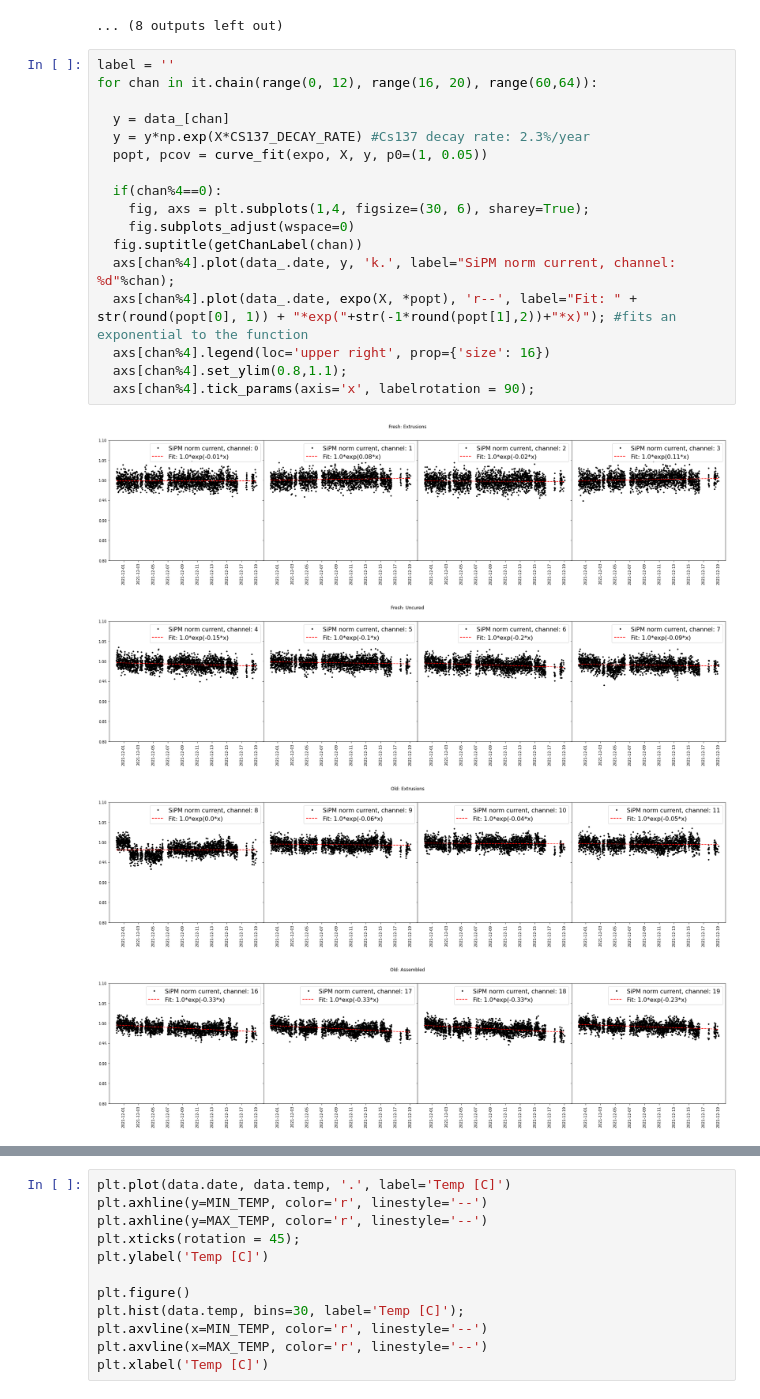
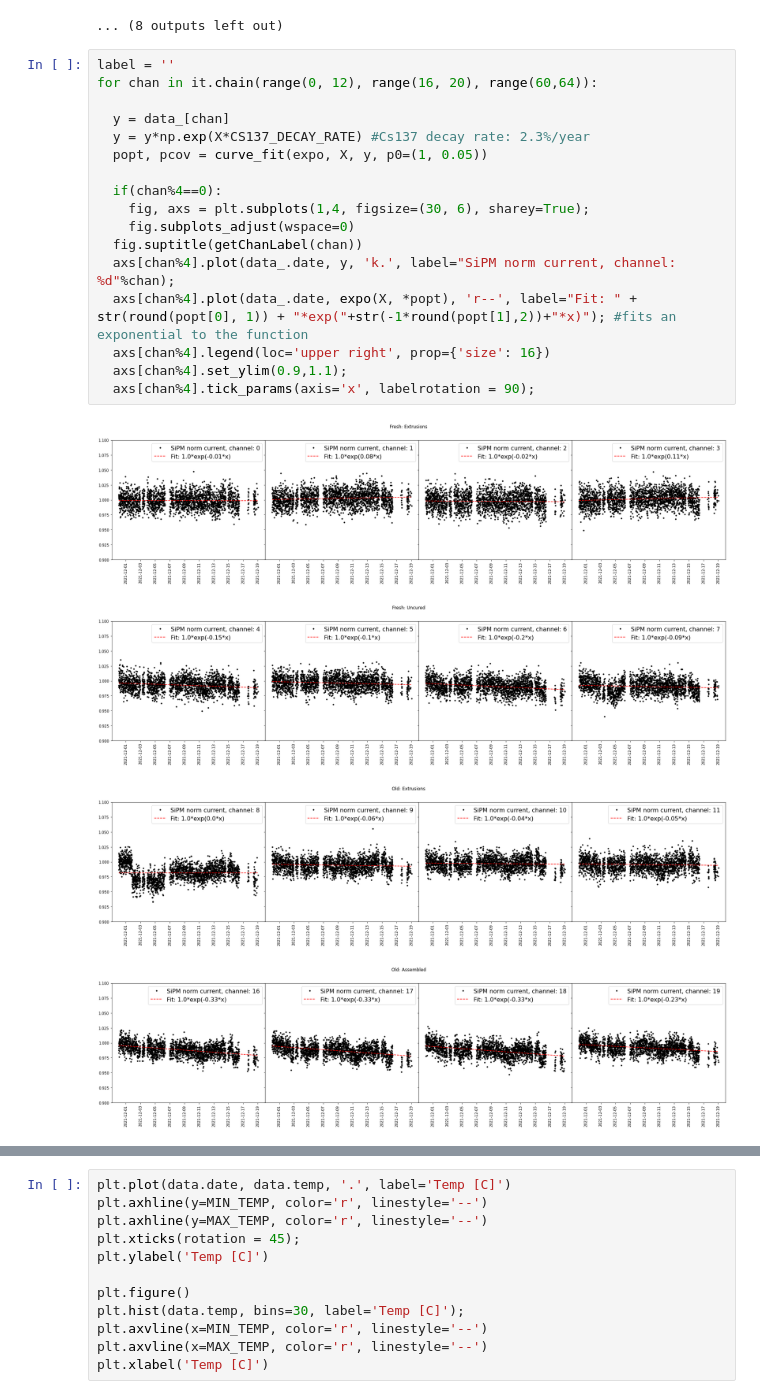
Before and after one commit to oksuzian/Mu2eANL, a Jupyter notebook: Aging/AgingCountersTestStandUVaBottom.ipynb, the cells around one changed output, grey strips where cells are left out. Cells and saved outputs as stored; diff of their text form.

```diff
--- a/Aging/AgingCountersTestStandUVaBottom.ipynb
+++ b/Aging/AgingCountersTestStandUVaBottom.ipynb
@@ -225,22 +225,22 @@ for chan in it.chain(range(0, 12), range(16, 20), range(60,64)):
 # %%
 label = ''
 for chan in it.chain(range(0, 12), range(16, 20), range(60,64)):
 
   y = data_[chan]
   y = y*np.exp(X*CS137_DECAY_RATE) #Cs137 decay rate: 2.3%/year
   popt, pcov = curve_fit(expo, X, y, p0=(1, 0.05))
 
   if(chan%4==0):
     fig, axs = plt.subplots(1,4, figsize=(30, 6), sharey=True);
     fig.subplots_adjust(wspace=0)
   fig.suptitle(getChanLabel(chan))
   axs[chan%4].plot(data_.date, y, 'k.', label="SiPM norm current, channel: %d"%chan);
   axs[chan%4].plot(data_.date, expo(X, *popt), 'r--', label="Fit: " + str(round(popt[0], 1)) + "*exp("+str(-1*round(popt[1],2))+"*x)"); #fits an exponential to the function
   axs[chan%4].legend(loc='upper right', prop={'size': 16})
-  axs[chan%4].set_ylim(0.8,1.1);
+  axs[chan%4].set_ylim(0.9,1.1);
   axs[chan%4].tick_params(axis='x', labelrotation = 90);
 # %% [output]
-[figure, old version]
+[figure, new version]
-[figure, old version]
+[figure, new version]
-[figure, old version]
+[figure, new version]
-[figure, old version]
+[figure, new version]
```
Also changed, not shown: parts of 1 cell of this notebook.
